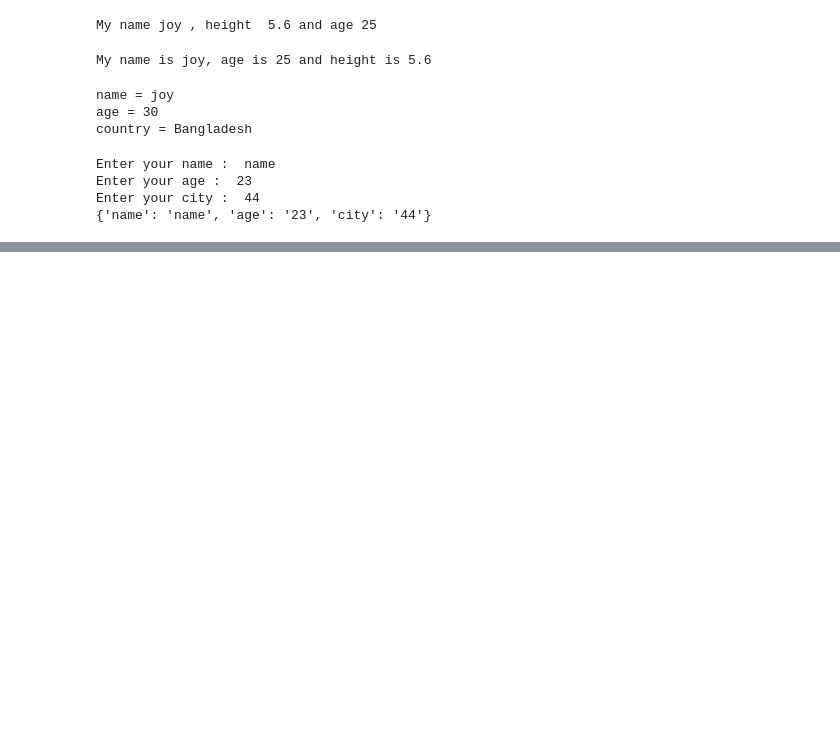
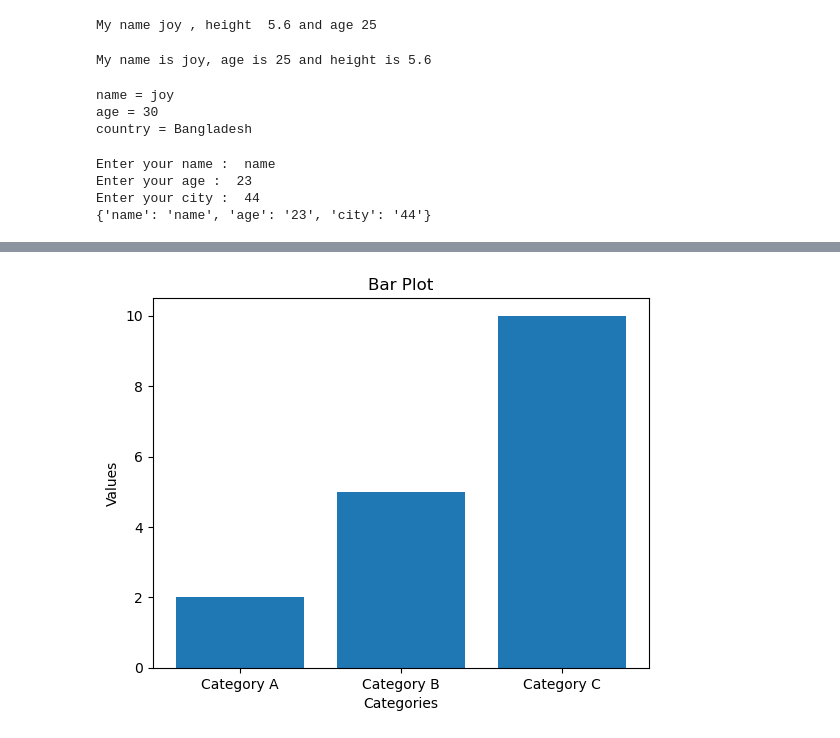
Before and after one commit to Calvindefvfdvbg/Python_learning, a Jupyter notebook: Python_learning.ipynb, the cells around one changed output, grey strips where cells are left out. Saved outputs shown, nothing was run; the diff lists cells and outputs as text; code cells hidden in the pictures; blank space fills up the shorter version.

```diff
--- a/Python_learning.ipynb
+++ b/Python_learning.ipynb
@@ -744,0 +1046,10 @@ Enter your city :  44
+# %%
+categories = ['Category A', 'Category B', 'Category C']
+values = [2, 5, 10]
+plt.bar(categories, values)
+plt.xlabel('Categories')
+plt.ylabel('Values')
+plt.title('Bar Plot')
+plt.show()
+# %% [output]
+[figure, added]
```
Also changed, not shown: parts of 21 cells of this notebook, 1 other file.
